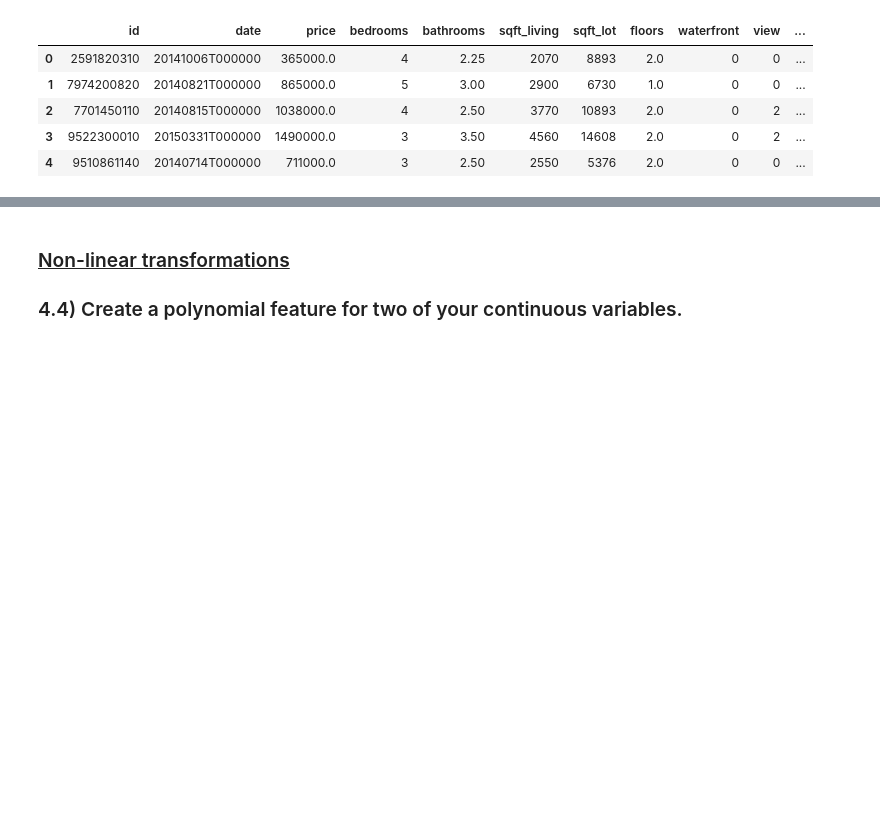
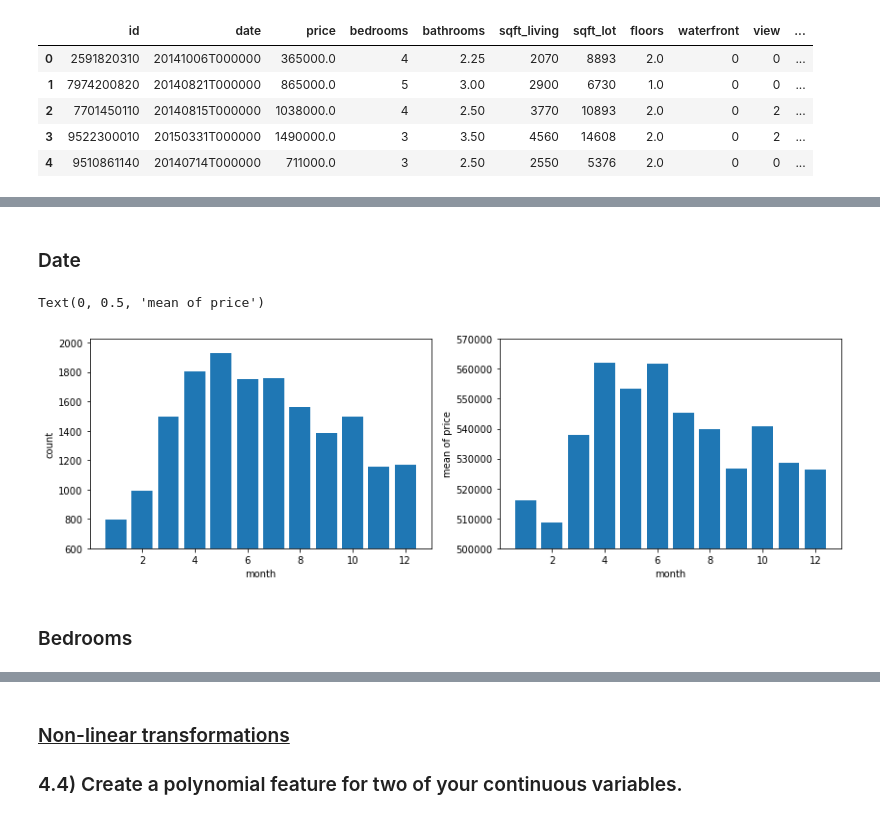
Before and after one commit to ghcn345/house-price-prediction-with-statistical-test, a Jupyter notebook: Bakeoff_modeling_process.ipynb, the cells around one changed output, grey strips where cells are left out. Drawn from its saved outputs; the diff is of its cells as text; code cells hidden in the pictures; blank space fills up the shorter version.

```diff
--- a/Bakeoff_modeling_process.ipynb
+++ b/Bakeoff_modeling_process.ipynb
@@ -123,0 +80,19 @@ After doing this, you will want to go back to steps 2 and 3 to investigate these
+# %% [markdown]
+### Date
+# %%
+df['year'] = pd.to_datetime(df.date).dt.year
+df['month'] = pd.to_datetime(df.date).dt.month
+month = df.groupby('month').price.describe()
+# %%
+fig, ax = plt.subplots(1, 2, figsize=(14, 4))
+ax[0].bar(month.index, month['count'])
+ax[0].set_ylim(600, )
+ax[0].set_xlabel('month')
+ax[0].set_ylabel('count')
+ax[1].bar(month.index, month['mean'])
+ax[1].set_ylim(500000, 570000)
+ax[1].set_xlabel('month')
+ax[1].set_ylabel('mean of price')
+# %% [output]
+Text(0, 0.5, 'mean of price')
+[figure, added]
@@ -124,3 +105,5 @@ After doing this, you will want to go back to steps 2 and 3 to investigate these
+# %% [markdown]
+### Bedrooms
 # %%
 condlist = [df.bedrooms<2, df.bedrooms>5]
 choicelist = [1, 6]
```
Also changed, not shown: parts of 79 cells of this notebook, 1 other file.
